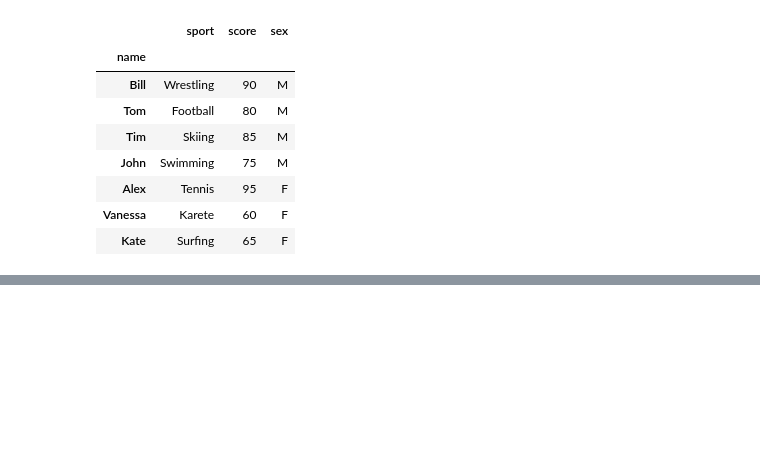
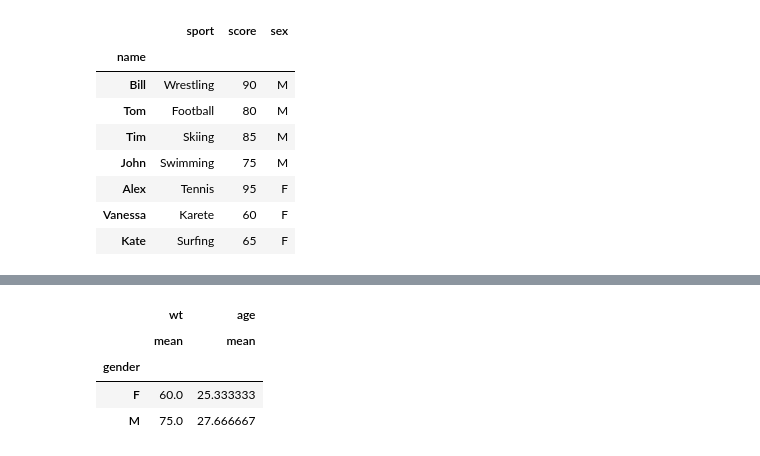
Before and after one commit to Chekuru-Ravi/hello-world, a Jupyter notebook: 2_DataFrames.ipynb, the cells around one changed output, grey strips where cells are left out. Cells and saved outputs as stored; diff of their text form; code cells hidden in the pictures; blank space fills up the shorter version.

```diff
--- a/2_DataFrames.ipynb
+++ b/2_DataFrames.ipynb
@@ -210,0 +254,8 @@ df
+# %%
+df.groupby('gender')[['wt', 'age']].agg(['mean'])
+# %% [output]
+|  | wt | age |
+|  | mean | mean |
+| gender |  |  |
+| F | 60.0 | 25.333333 |
+| M | 75.0 | 27.666667 |
```
Also changed, not shown: parts of 8 cells of this notebook.
